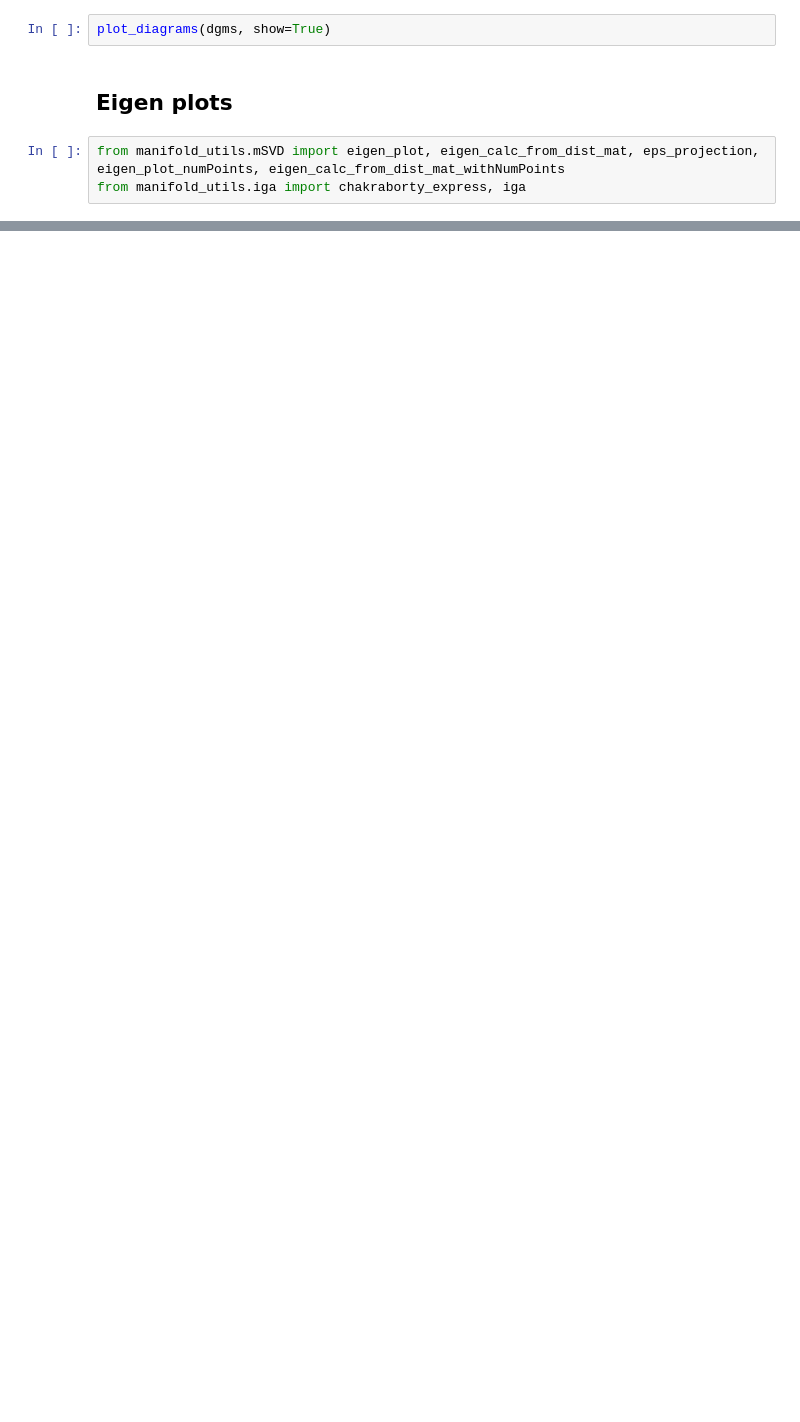
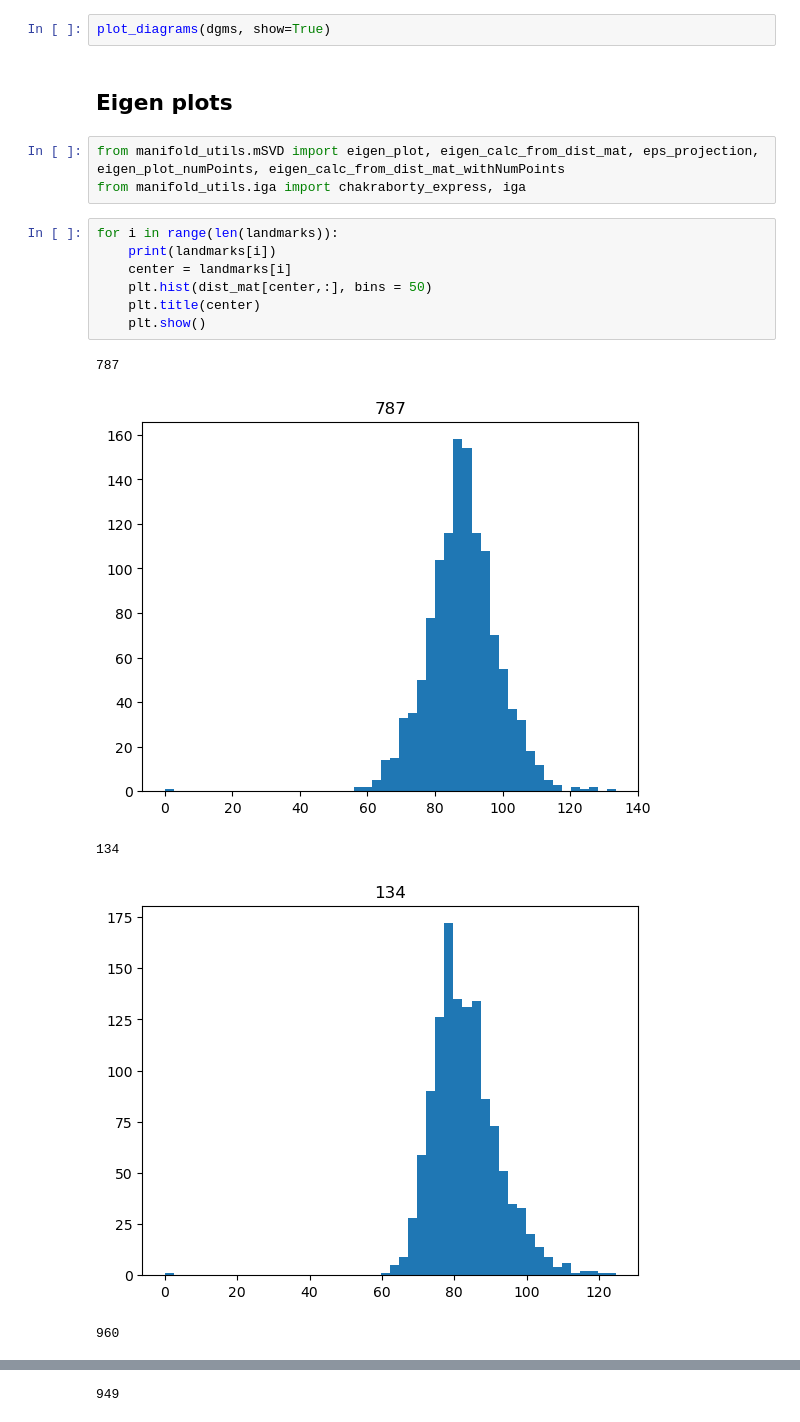
Before and after one commit to Orecchia-Research-Group/manifold_learning, a Jupyter notebook: Pansquam_TCGA.ipynb, the cells around one changed output, grey strips where cells are left out. Saved outputs shown, nothing was run; the diff lists cells and outputs as text; blank space fills up the shorter version.

```diff
--- a/Pansquam_TCGA.ipynb
+++ b/Pansquam_TCGA.ipynb
@@ -288,3 +290,16 @@ plot_diagrams(dgms, show=True)
 # %%
 from manifold_utils.mSVD import eigen_plot, eigen_calc_from_dist_mat, eps_projection, eigen_plot_numPoints, eigen_calc_from_dist_mat_withNumPoints
 from manifold_utils.iga import chakraborty_express, iga
+# %%
+for i in range(len(landmarks)):
+    print(landmarks[i])
+    center = landmarks[i]
+    plt.hist(dist_mat[center,:], bins = 50)
+    plt.title(center)
+    plt.show()
+# %% [output]
+787
+[figure, added]
+134
+[figure, added]
+960
@@ -290,0 +307 @@ from manifold_utils.iga import chakraborty_express, iga
+949
```
Also changed, not shown: parts of 16 cells of this notebook.
